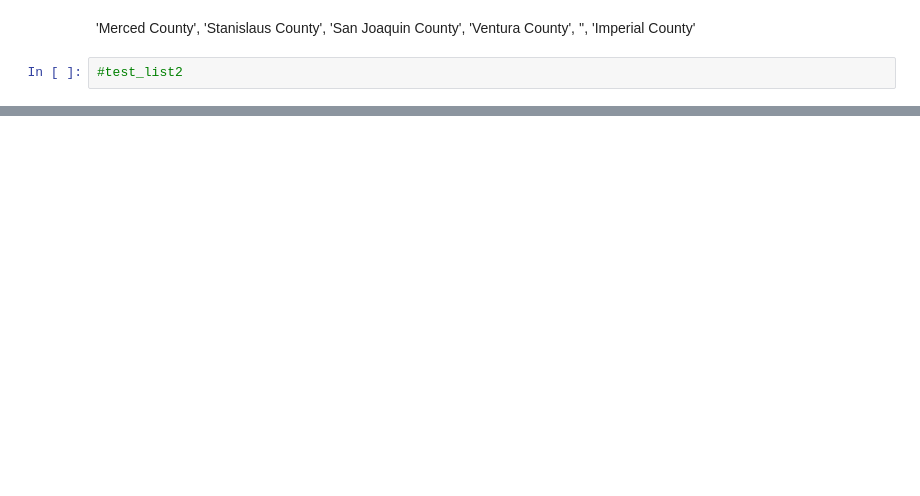
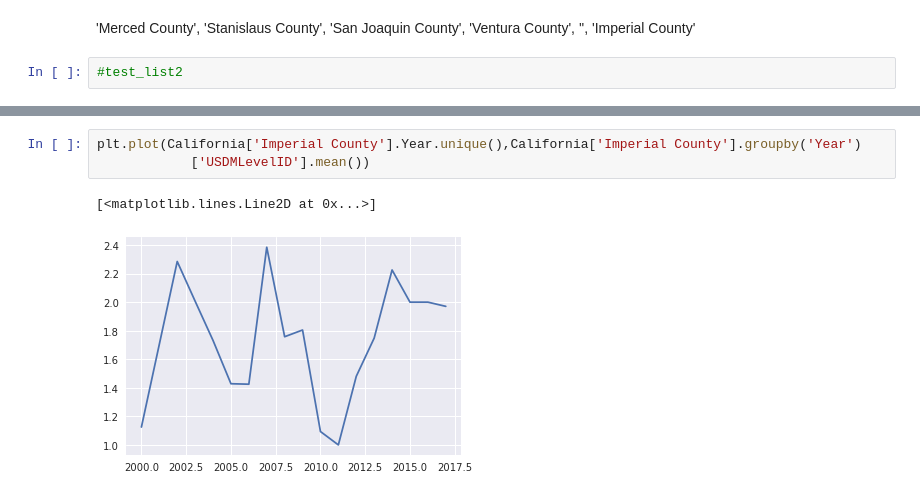
Before and after one commit to jcoleary/Jimmy_New_Repo, a Jupyter notebook: Severity_Data.ipynb, the cells around one changed output, grey strips where cells are left out. Drawn from its saved outputs; the diff is of its cells as text; blank space fills up the shorter version.

```diff
--- a/Severity_Data.ipynb
+++ b/Severity_Data.ipynb
@@ -447,0 +492,6 @@ max(DTWvalues9, key=DTWvalues9.get)
+# %%
+plt.plot(California['Imperial County'].Year.unique(),California['Imperial County'].groupby('Year')
+            ['USDMLevelID'].mean())
+# %% [output]
+[<matplotlib.lines.Line2D at 0x...>]
+[figure, added]
```
Also changed, not shown: parts of 105 cells of this notebook, 1 other file.
